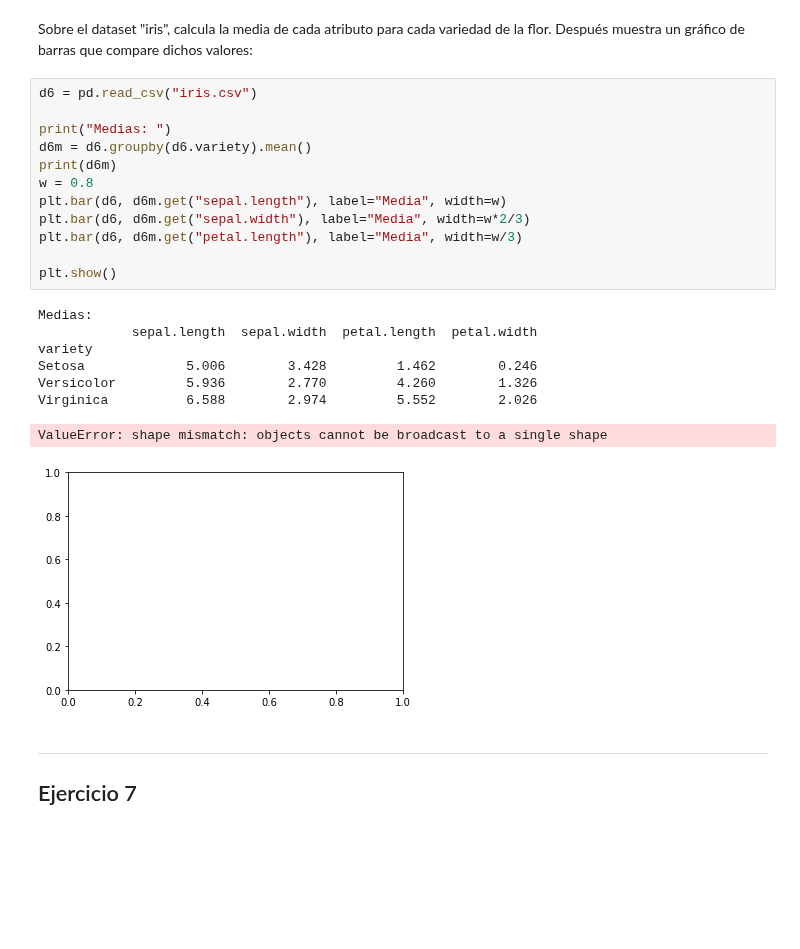
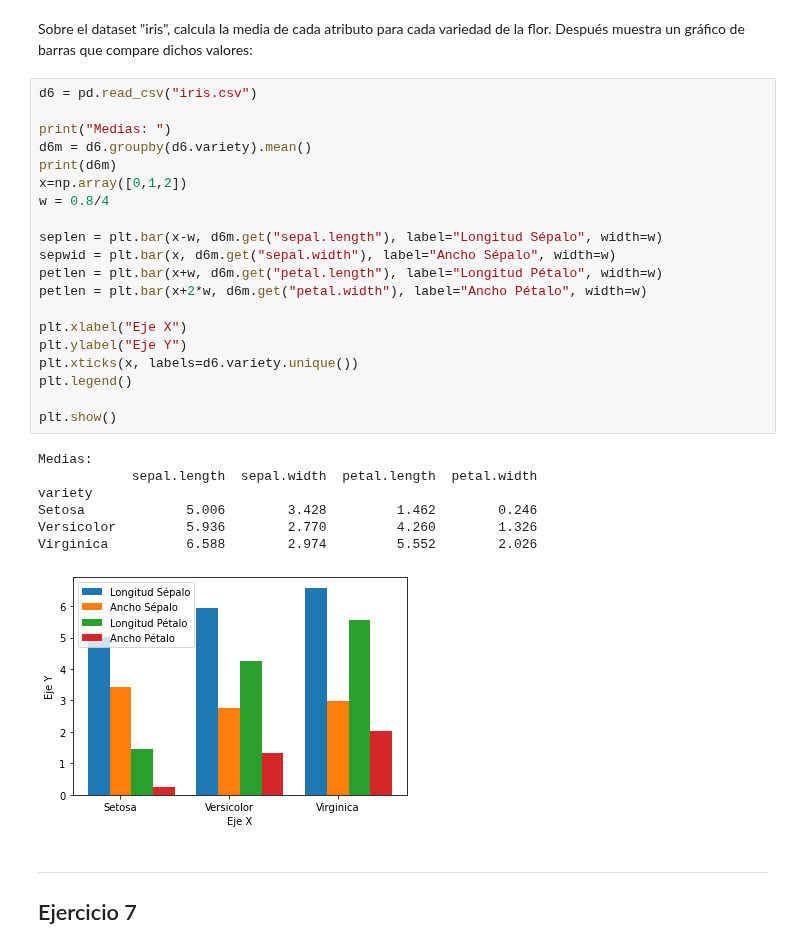
Before and after one commit to CarlosRyu98/PIA, a Jupyter notebook: 02 Desarrollo de aplicaciones de IA/05_Ejercicios_variados.ipynb, the cells around one changed output. Saved outputs shown, nothing was run; the diff lists cells and outputs as text; blank space fills up the shorter version.

```diff
--- a/02 Desarrollo de aplicaciones de IA/05_Ejercicios_variados.ipynb
+++ b/02 Desarrollo de aplicaciones de IA/05_Ejercicios_variados.ipynb
@@ -168,24 +171,31 @@ Sobre el dataset "iris", calcula la media de cada atributo para cada variedad de
 # %%
 d6 = pd.read_csv("iris.csv")
 
 print("Medias: ")
 d6m = d6.groupby(d6.variety).mean()
 print(d6m)
-w = 0.8
-plt.bar(d6, d6m.get("sepal.length"), label="Media", width=w)
-plt.bar(d6, d6m.get("sepal.width"), label="Media", width=w*2/3)
-plt.bar(d6, d6m.get("petal.length"), label="Media", width=w/3)
+x=np.array([0,1,2])
+w = 0.8/4
+
+seplen = plt.bar(x-w, d6m.get("sepal.length"), label="Longitud Sépalo", width=w)
+sepwid = plt.bar(x, d6m.get("sepal.width"), label="Ancho Sépalo", width=w)
+petlen = plt.bar(x+w, d6m.get("petal.length"), label="Longitud Pétalo", width=w)
+petlen = plt.bar(x+2*w, d6m.get("petal.width"), label="Ancho Pétalo", width=w)
+
+plt.xlabel("Eje X")
+plt.ylabel("Eje Y")
+plt.xticks(x, labels=d6.variety.unique())
+plt.legend()
 
 plt.show()
 # %% [output]
 Medias:
             sepal.length  sepal.width  petal.length  petal.width
 variety
 Setosa             5.006        3.428         1.462        0.246
 Versicolor         5.936        2.770         4.260        1.326
 Virginica          6.588        2.974         5.552        2.026
-ValueError: shape mismatch: objects cannot be broadcast to a single shape
-[figure, old version]
+[figure, new version]
 # %% [markdown]
 ---
 ## Ejercicio 7
```
Also changed, not shown: parts of 12 cells of this notebook, 5 other files.
